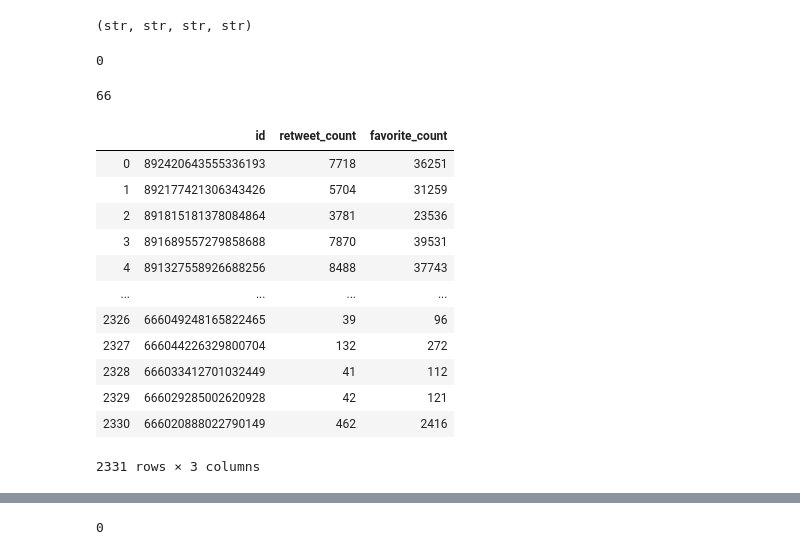
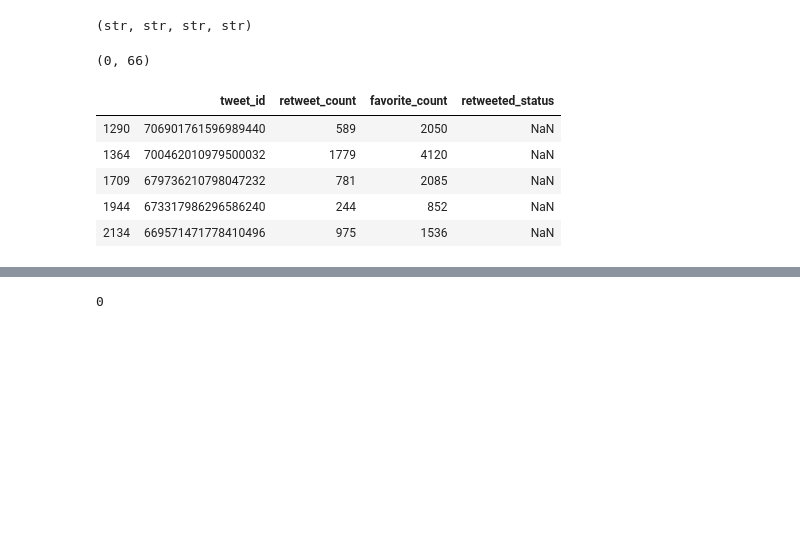
Before and after one commit to csuf-bywong/Wrangle-and-Analyze-Data, a Jupyter notebook: wrangle_act.ipynb, the cells around one changed output, grey strips where cells are left out. Cells and saved outputs as stored; diff of their text form; code cells hidden in the pictures; blank space fills up the shorter version.

```diff
--- a/wrangle_act.ipynb
+++ b/wrangle_act.ipynb
@@ -412,31 +487,20 @@ type(image_preds.jpg_url[0]), type(image_preds.p1[0]), type(image_preds.p2[0]),
 # %% [output]
 (str, str, str, str)
 # %%
-# check if there are duplicate rows
-sum(image_preds.tweet_id.duplicated())
+# check if there are any duplicate ids or duplicate jpg_url
+sum(image_preds.tweet_id.duplicated()) , sum(image_preds.jpg_url.duplicated())
 # %% [output]
-0
+(0, 66)
-# %%
-# check if there are duplicate jpg_url
-sum(image_preds.jpg_url.duplicated())
-# %% [output]
-66
-# %%
-query_data
-# %% [output]
-|  | id | retweet_count | favorite_count |
-| 0 | 892420643555336193 | 7718 | 36251 |
-| 1 | 892177421306343426 | 5704 | 31259 |
-| 2 | 891815181378084864 | 3781 | 23536 |
-| 3 | 891689557279858688 | 7870 | 39531 |
-| 4 | 891327558926688256 | 8488 | 37743 |
-| ... | ... | ... | ... |
-| 2326 | 666049248165822465 | 39 | 96 |
-| 2327 | 666044226329800704 | 132 | 272 |
-| 2328 | 666033412701032449 | 41 | 112 |
-| 2329 | 666029285002620928 | 42 | 121 |
-| 2330 | 666020888022790149 | 462 | 2416 |
-2331 rows × 3 columns
+# %%
+# look at a sample of query_data
+query_data.sample(5)
+# %% [output]
+|  | tweet_id | retweet_count | favorite_count | retweeted_status |
+| 1290 | 706901761596989440 | 589 | 2050 | NaN |
+| 1364 | 700462010979500032 | 1779 | 4120 | NaN |
+| 1709 | 679736210798047232 | 781 | 2085 | NaN |
+| 1944 | 673317986296586240 | 244 | 852 | NaN |
+| 2134 | 669571471778410496 | 975 | 1536 | NaN |
 # %%
 query_data.info()
 # %% [output]
```
Also changed, not shown: parts of 32 cells of this notebook, 2 other files.
